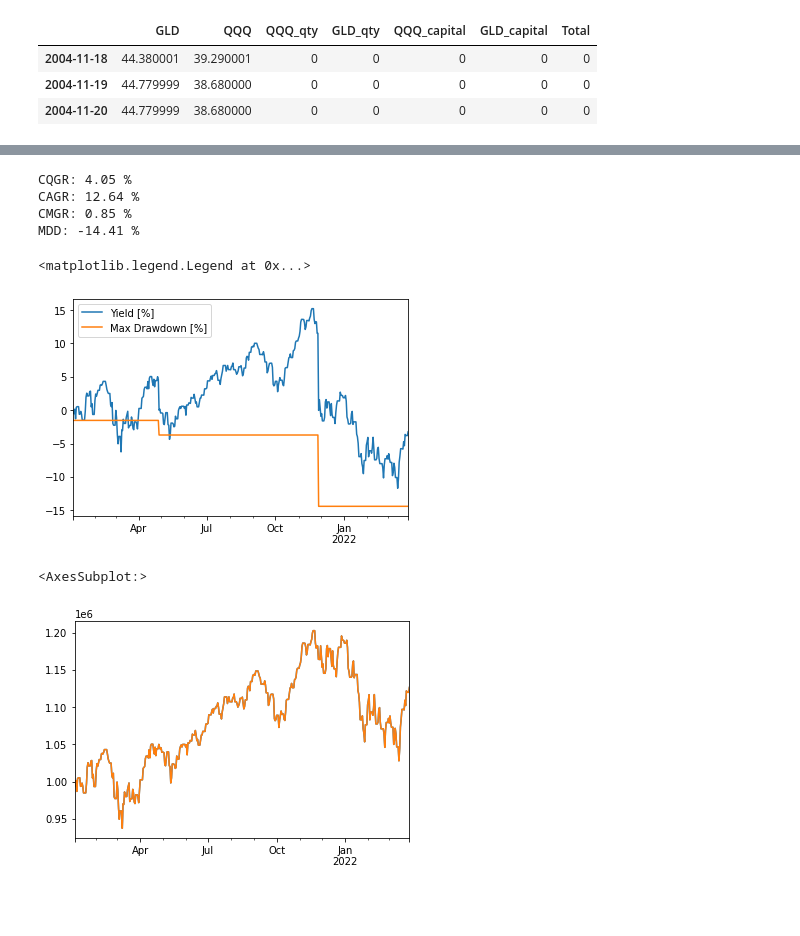
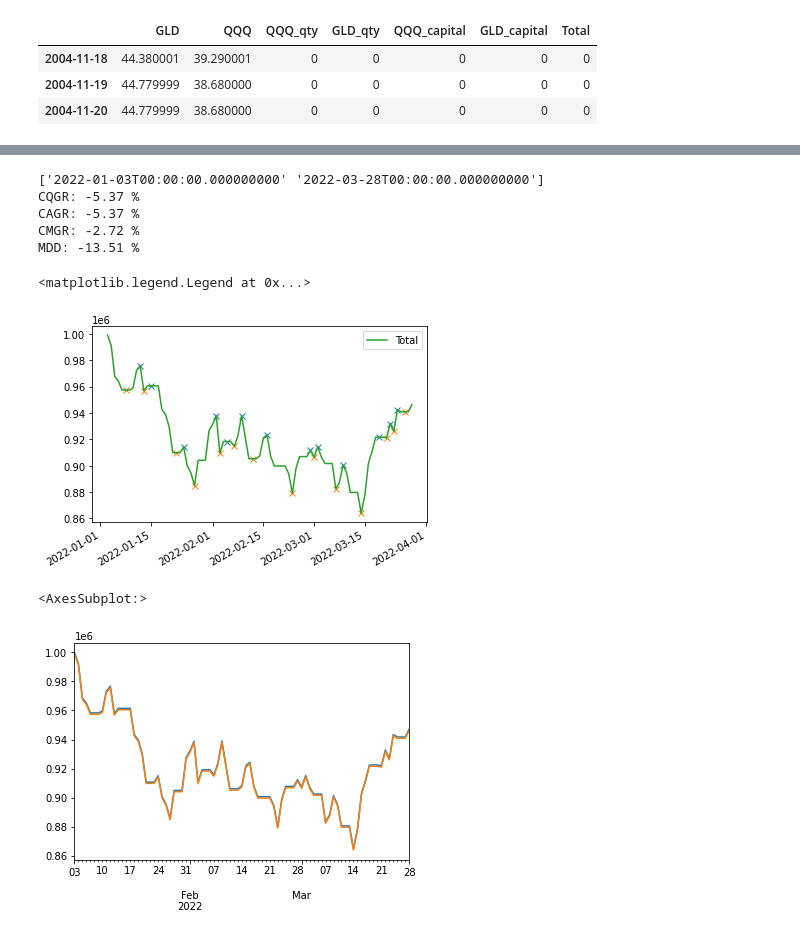
Before and after one commit to pathces-gone/study-python-stock, a Jupyter notebook: AssetAllocationV2/scratch.ipynb, the cells around one changed output, grey strips where cells are left out. Saved outputs shown, nothing was run; the diff lists cells and outputs as text; code cells hidden in the pictures; blank space fills up the shorter version.

```diff
--- a/AssetAllocationV2/scratch.ipynb
+++ b/AssetAllocationV2/scratch.ipynb
@@ -78,7 +79,7 @@ def set_reblancing_date(trading_df, start_date, end_date):
   return trading_df
 # %%
 # Sim Env
-start_date = datetime.datetime.strptime('2021-01-03', '%Y-%m-%d')
+start_date = datetime.datetime.strptime('2022-01-03', '%Y-%m-%d')
 end_date   = datetime.datetime.strptime('2022-03-28', '%Y-%m-%d')
 period = (start_date <= trading_df.index) & (end_date >= trading_df.index)
 trading_df = trading_df.loc[period]
@@ -121,7 +118,7 @@ trading_df[0:3]
 # %%
 # Reblancing
 index = trading_df.loc[trading_df['Pivot']==True,:].index.values
-
+print(index)
 for i in range(len(index)-1):
   period = (index[i] <= trading_df.index) & (index[i+1] >= trading_df.index)
   quater_df = trading_df.loc[period,:].copy()
@@ -135,47 +132,56 @@ for i in range(len(index)-1):
   maximum = quater_df['Yield'][quater_df['Yield'].idxmax()]
   minimum = quater_df['Yield'].loc[  (quater_df['Yield'].idxmax()<=quater_df.index)].min()
   quater_df['MDD'] = minimum-maximum
+
+  #peak
+  peaks, _ = find_peaks(quater_df['Total'])
+  peaks2, _ = find_peaks(-quater_df['Total'])
+  plt.plot(quater_df.index[peaks],quater_df['Total'][peaks],'x')
+  plt.plot(quater_df.index[peaks2],quater_df['Total'][peaks2],'x')
+
+  #Save
   trading_df.loc[period,:] = quater_df
 
 # CQGR ,CAGR
 cqgr = (trading_df['Total'][-1] / init_capital)**(1/(len(index)-1))
 cqgr = round((cqgr-1)*100,2)
 print('CQGR: %.2f %%'%cqgr)
 
 years = (end_date.year-start_date.year)
 years = years if years else 1
 cagr = (trading_df['Total'][-1] / init_capital)**(1/(years))
 cagr = round((cagr-1)*100,2)
 print('CAGR: %.2f %%'%cagr)
 
 months = ((end_date.year-start_date.year)*12 + (end_date.month-start_date.month))
 months = months if months else 1
 cmgr = (trading_df['Total'][-1] / init_capital)**(1/months)
 cmgr = round((cmgr-1)*100,2)
 print('CMGR: %.2f %%'%cmgr)
 
 
 # MDD
 mdd = trading_df['MDD'].min()
 print('MDD: %.2f %%'%mdd)
-
+trading_df['Total'].plot()
 
 #trading_df[['QQQ_capital', 'GLD_capital']].plot()
-trading_df['Yield'].plot(label='Yield [%]')
-trading_df['MDD'].plot(label='Max Drawdown [%]')
+#trading_df['Yield'].plot(label='Yield [%]')
+#trading_df['MDD'].plot(label='Max Drawdown [%]')
 plt.legend()
 #plt.ylabel('[%]')
 # %% [output]
-CQGR: 4.05 %
-CAGR: 12.64 %
-CMGR: 0.85 %
-MDD: -14.41 %
+['2022-01-03T00:00:00.000000000' '2022-03-28T00:00:00.000000000']
+CQGR: -5.37 %
+CAGR: -5.37 %
+CMGR: -2.72 %
+MDD: -13.51 %
 <matplotlib.legend.Legend at 0x...>
-[figure, old version]
+[figure, new version]
 # %%
 #trading_df[['QQQ_capital', 'GLD_capital']].plot()
 not_reblance['Total'].plot()
 trading_df['Total'].plot()
 # %% [output]
 <AxesSubplot:>
-[figure, old version]
+[figure, new version]
```
Also changed, not shown: parts of 4 cells of this notebook.
